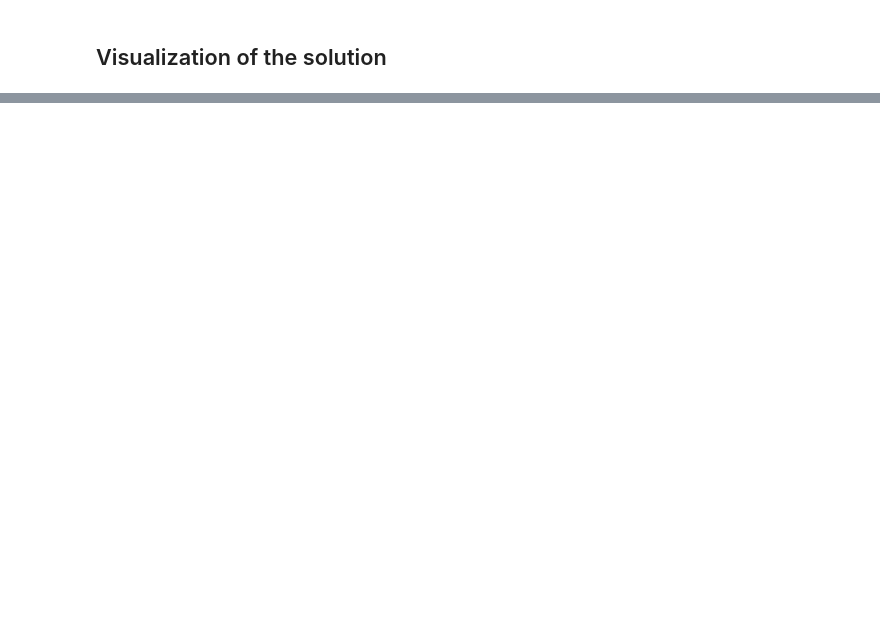
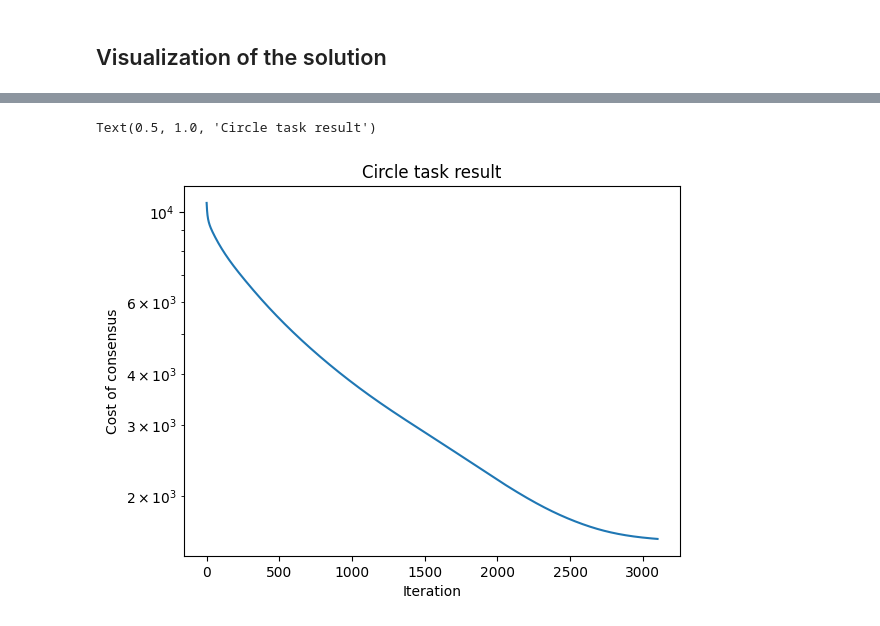
Before and after one commit to Antoine-Bergerault/18460-Project, a Jupyter notebook: main.ipynb, the cells around one changed output, grey strips where cells are left out. Saved outputs shown, nothing was run; the diff lists cells and outputs as text; code cells hidden in the pictures; blank space fills up the shorter version.

```diff
--- a/main.ipynb
+++ b/main.ipynb
@@ -98,0 +123,11 @@ task.visualize_solution(solution)
+# %%
+import matplotlib.pyplot as plt
+
+plt.semilogy(costs)
+plt.xlabel("Iteration")
+plt.ylabel("Cost of consensus")
+
+plt.title("Circle task result")
+# %% [output]
+Text(0.5, 1.0, 'Circle task result')
+[figure, added]
```
Also changed, not shown: parts of 4 cells of this notebook, 1 other file.
